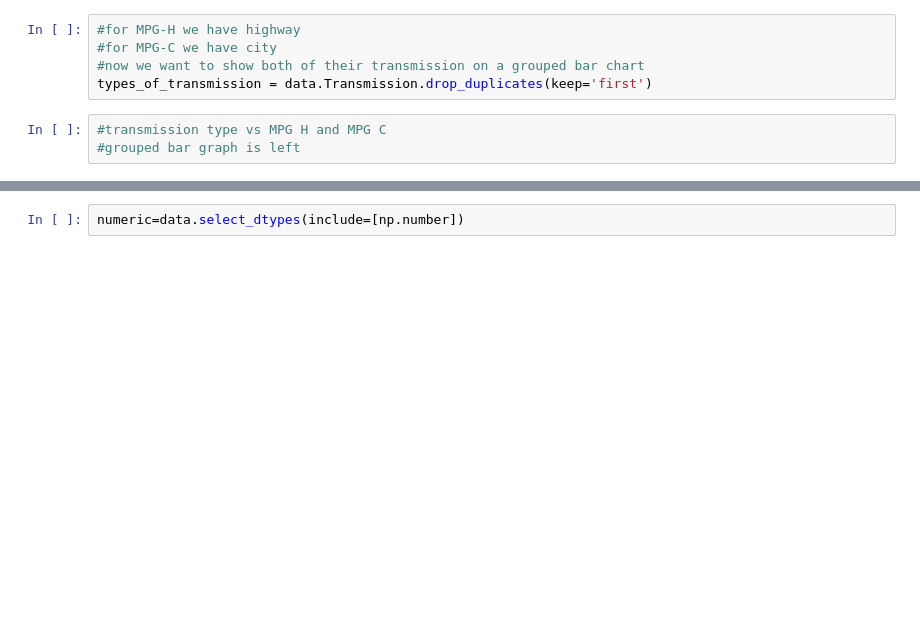
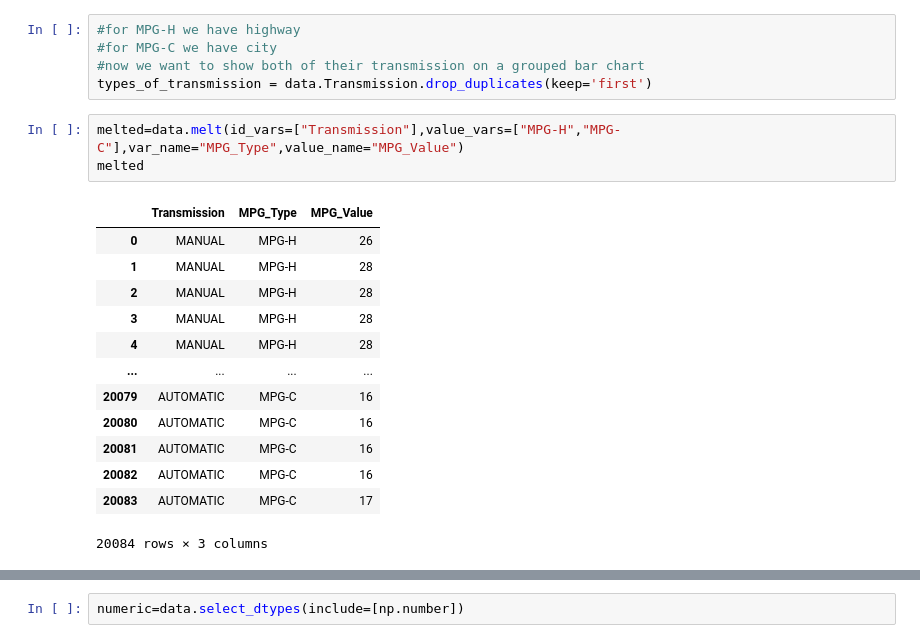
Before and after one commit to dpatil23/Grid-Intelligence-ML, a Jupyter notebook: Assignment_1_230343.ipynb, the cells around one changed output, grey strips where cells are left out. Saved outputs shown, nothing was run; the diff lists cells and outputs as text; blank space fills up the shorter version.

```diff
--- a/Assignment_1_230343.ipynb
+++ b/Assignment_1_230343.ipynb
@@ -414,6 +414,20 @@ plt.show()
 #for MPG-C we have city
 #now we want to show both of their transmission on a grouped bar chart
 types_of_transmission = data.Transmission.drop_duplicates(keep='first')
-# %%
-#transmission type vs MPG H and MPG C
-#grouped bar graph is left
+# %%
+melted=data.melt(id_vars=["Transmission"],value_vars=["MPG-H","MPG-C"],var_name="MPG_Type",value_name="MPG_Value")
+melted
+# %% [output]
+|  | Transmission | MPG_Type | MPG_Value |
+| 0 | MANUAL | MPG-H | 26 |
+| 1 | MANUAL | MPG-H | 28 |
+| 2 | MANUAL | MPG-H | 28 |
+| 3 | MANUAL | MPG-H | 28 |
+| 4 | MANUAL | MPG-H | 28 |
+| ... | ... | ... | ... |
+| 20079 | AUTOMATIC | MPG-C | 16 |
+| 20080 | AUTOMATIC | MPG-C | 16 |
+| 20081 | AUTOMATIC | MPG-C | 16 |
+| 20082 | AUTOMATIC | MPG-C | 16 |
+| 20083 | AUTOMATIC | MPG-C | 17 |
+20084 rows × 3 columns
```
Also changed, not shown: parts of 1 cell of this notebook.
